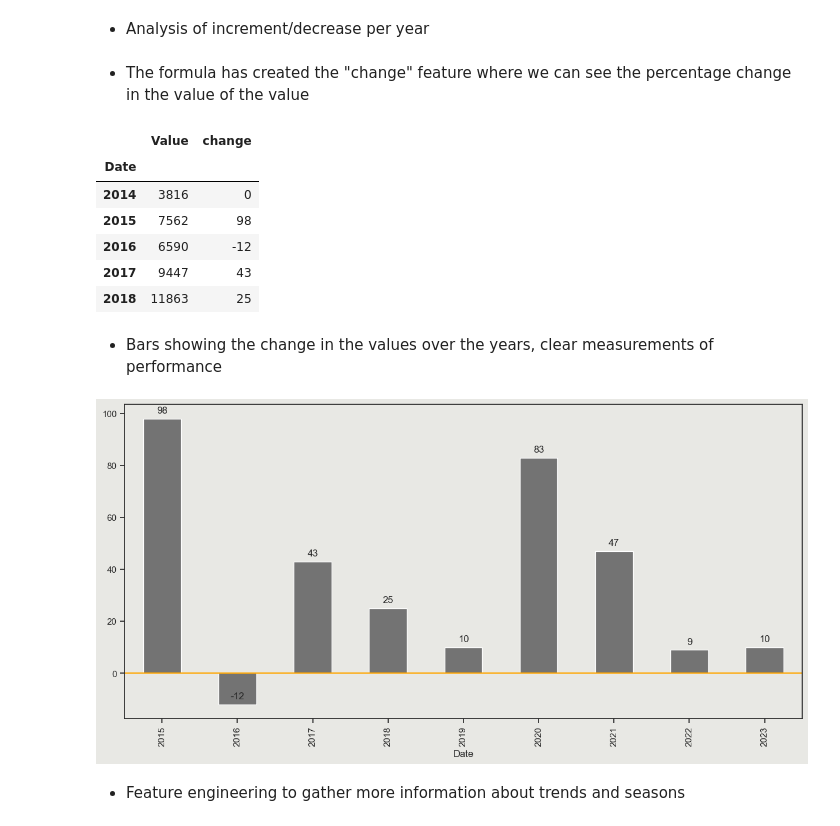
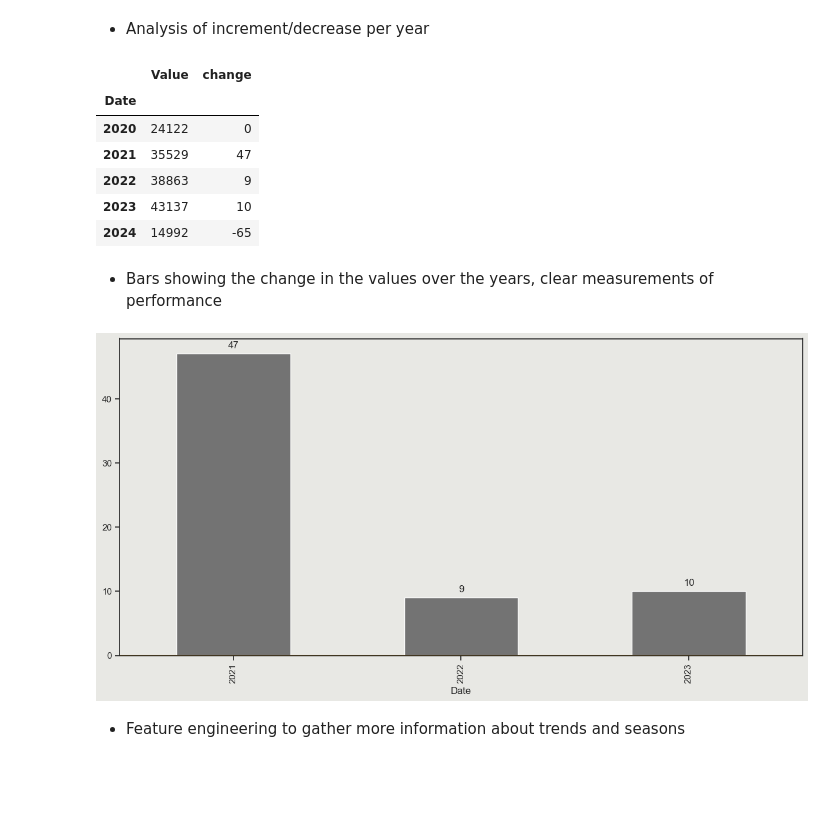
Before and after one commit to carlosgutierrezch/LSTM_Forecast, a Jupyter notebook: notebooks/EDA.ipynb, the cells around one changed output. Cells and saved outputs as stored; diff of their text form; code cells hidden in the pictures; blank space fills up the shorter version.

```diff
--- a/notebooks/EDA.ipynb
+++ b/notebooks/EDA.ipynb
@@ -30,3 +21,6 @@ df.set_index('Date',inplace=True)
+# %%
+df= pd.read_csv('../Data/apple.csv',sep=',',encoding='utf-8')                       # Reading the data
+df= TimeConfig.time_transformation(df,['Close/Last'])
 # %% [markdown]
 - in this Analysis, we can see the change in the value of the price in the last 10 years, the is a considerable change in the scale from 2021 and 2022, lets begin an analysis from 2014, later on iterate over that same proces from 2021,2022 an finally in 2023
 We can see that there is a very considerable trend and pattern from 2023, later on we are going to analyze more of those points
@@ -82,2 +80,0 @@ data= df.loc['2020':'2024-05-01'].copy()
-# %%
-data.rename(columns={"Close/Last":"Value"},inplace=True)
@@ -161,15 +139,14 @@ change_percentage= time_change(df)
-# %% [markdown]
-- The formula has created the "change" feature where we can see the percentage change in the value of the value
 # %%
+change_percentage =TimeConfig.time_change(data)
 change_percentage.head()
 # %% [output]
 |  | Value | change |
 | Date |  |  |
-| 2014 | 3816 | 0 |
-| 2015 | 7562 | 98 |
-| 2016 | 6590 | -12 |
-| 2017 | 9447 | 43 |
-| 2018 | 11863 | 25 |
+| 2020 | 24122 | 0 |
+| 2021 | 35529 | 47 |
+| 2022 | 38863 | 9 |
+| 2023 | 43137 | 10 |
+| 2024 | 14992 | -65 |
 # %% [markdown]
 - Bars showing the change in the values over the years, clear measurements of performance
 # %%
@@ -184,6 +161,6 @@ plt.gcf().set_facecolor("#E8E8E4")
 
 plt.show()
 # %% [output]
-[figure, old version]
+[figure, new version]
 # %% [markdown]
 - Feature engineering to gather more information about trends and seasons
```
Also changed, not shown: parts of 32 cells of this notebook, 1 other file.
